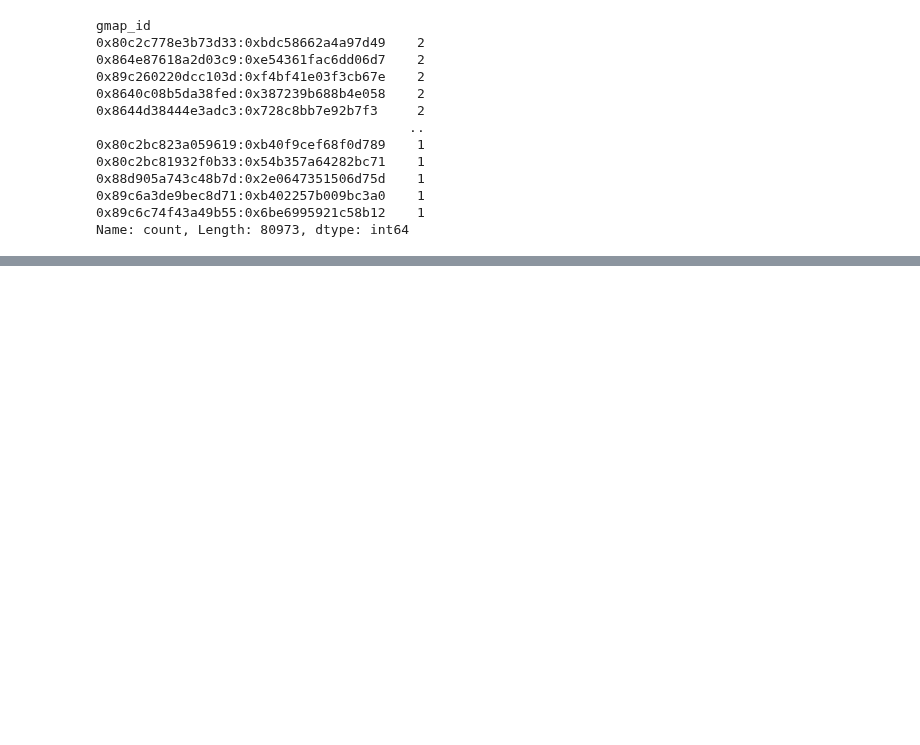
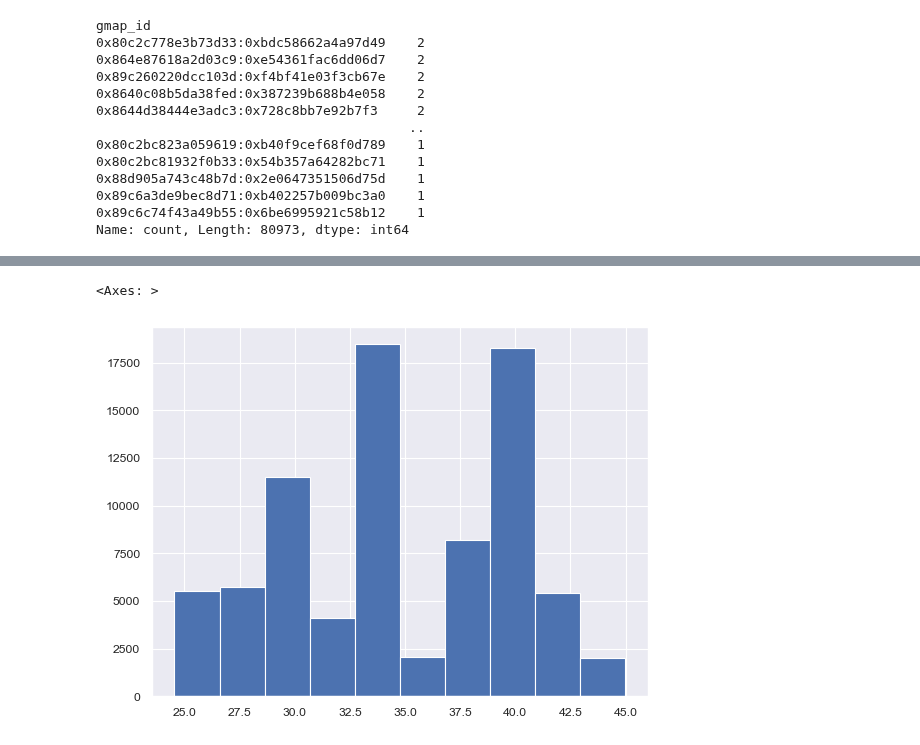
Before and after one commit to Aspirina180mg/PF_DATAPT07, a Jupyter notebook: Distribucion_Datos.ipynb, the cells around one changed output, grey strips where cells are left out. Drawn from its saved outputs; the diff is of its cells as text; code cells hidden in the pictures; blank space fills up the shorter version.

```diff
--- a/Distribucion_Datos.ipynb
+++ b/Distribucion_Datos.ipynb
@@ -215,0 +220,5 @@ Name: description, Length: 25569, dtype: object
+# %%
+df_maps_restaurantes.query(['latitude'].hist()
+# %% [output]
+<Axes: >
+[figure, added]
```
Also changed, not shown: parts of 8 cells of this notebook.
